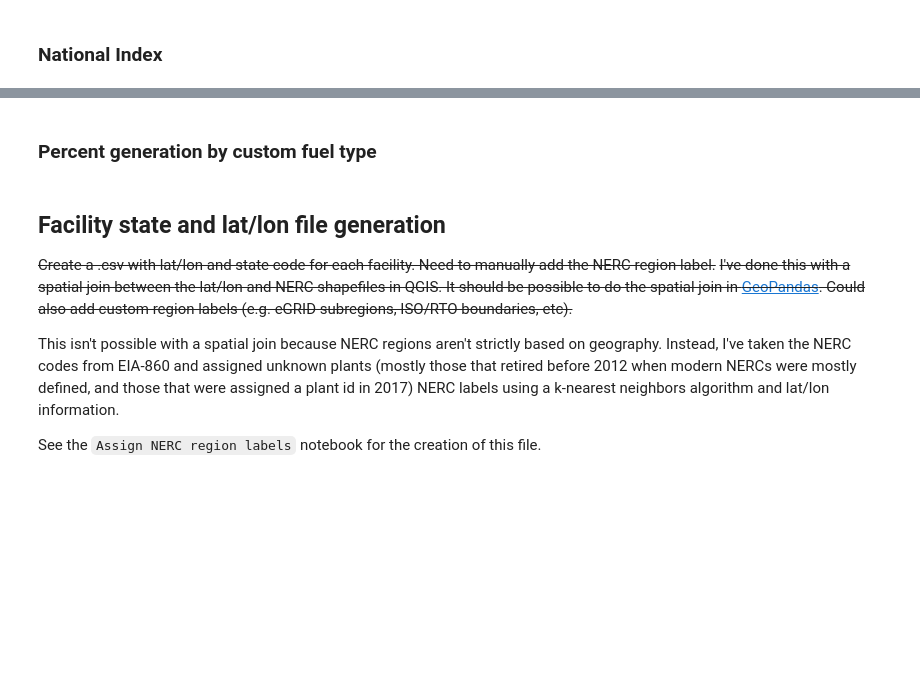
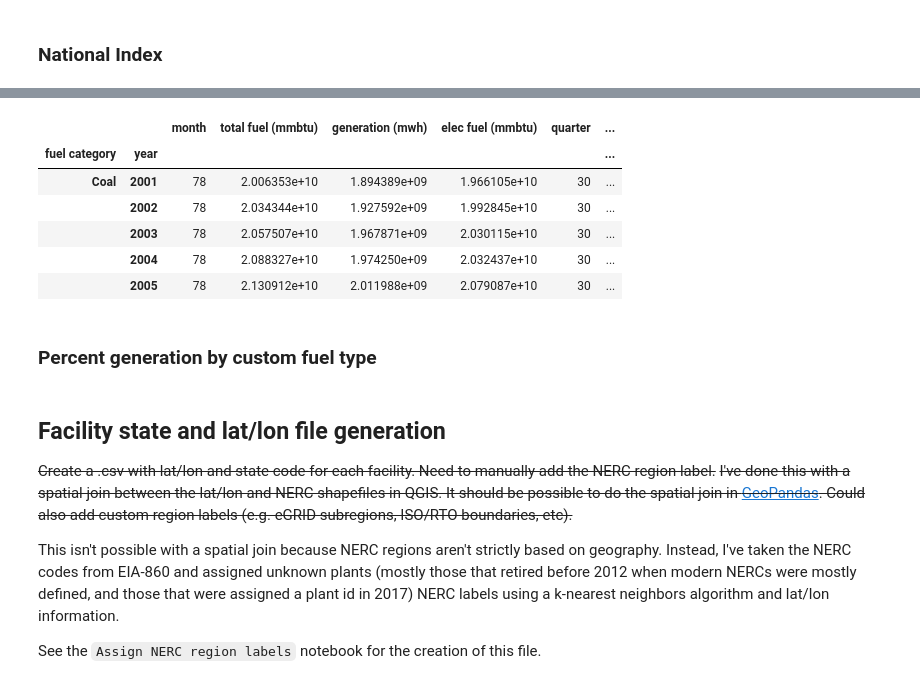
Before and after one commit to gschivley/carbon-index, a Jupyter notebook: Notebooks/Calculate national and NERC gen and emissions.ipynb, the cells around one changed output, grey strips where cells are left out. Drawn from its saved outputs; the diff is of its cells as text; code cells hidden in the pictures; blank space fills up the shorter version.

```diff
--- a/Notebooks/Calculate national and NERC gen and emissions.ipynb
+++ b/Notebooks/Calculate national and NERC gen and emissions.ipynb
@@ -146,0 +303,15 @@ national_index.to_csv(path, index=False)
+# %%
+gen_annual = gen_monthly.groupby(['fuel category', 'year']).sum()
+gen_annual['adjusted index (g/kwh)'] = (gen_annual['adjusted co2 (kg)']
+                                         / gen_annual['generation (mwh)'])
+gen_annual['adjusted index (lb/mwh)'] = gen_annual['adjusted index (g/kwh)'] * 2.2046
+
+gen_annual.head()
+# %% [output]
+|  |  | month | total fuel (mmbtu) | generation (mwh) | elec fuel (mmbtu) | quarter | ... |
+| fuel category | year |  |  |  |  |  | ... |
+| Coal | 2001 | 78 | 2.006353e+10 | 1.894389e+09 | 1.966105e+10 | 30 | ... |
+|  | 2002 | 78 | 2.034344e+10 | 1.927592e+09 | 1.992845e+10 | 30 | ... |
+|  | 2003 | 78 | 2.057507e+10 | 1.967871e+09 | 2.030115e+10 | 30 | ... |
+|  | 2004 | 78 | 2.088327e+10 | 1.974250e+09 | 2.032437e+10 | 30 | ... |
+|  | 2005 | 78 | 2.130912e+10 | 2.011988e+09 | 2.079087e+10 | 30 | ... |
```
Also changed, not shown: parts of 23 cells of this notebook.
